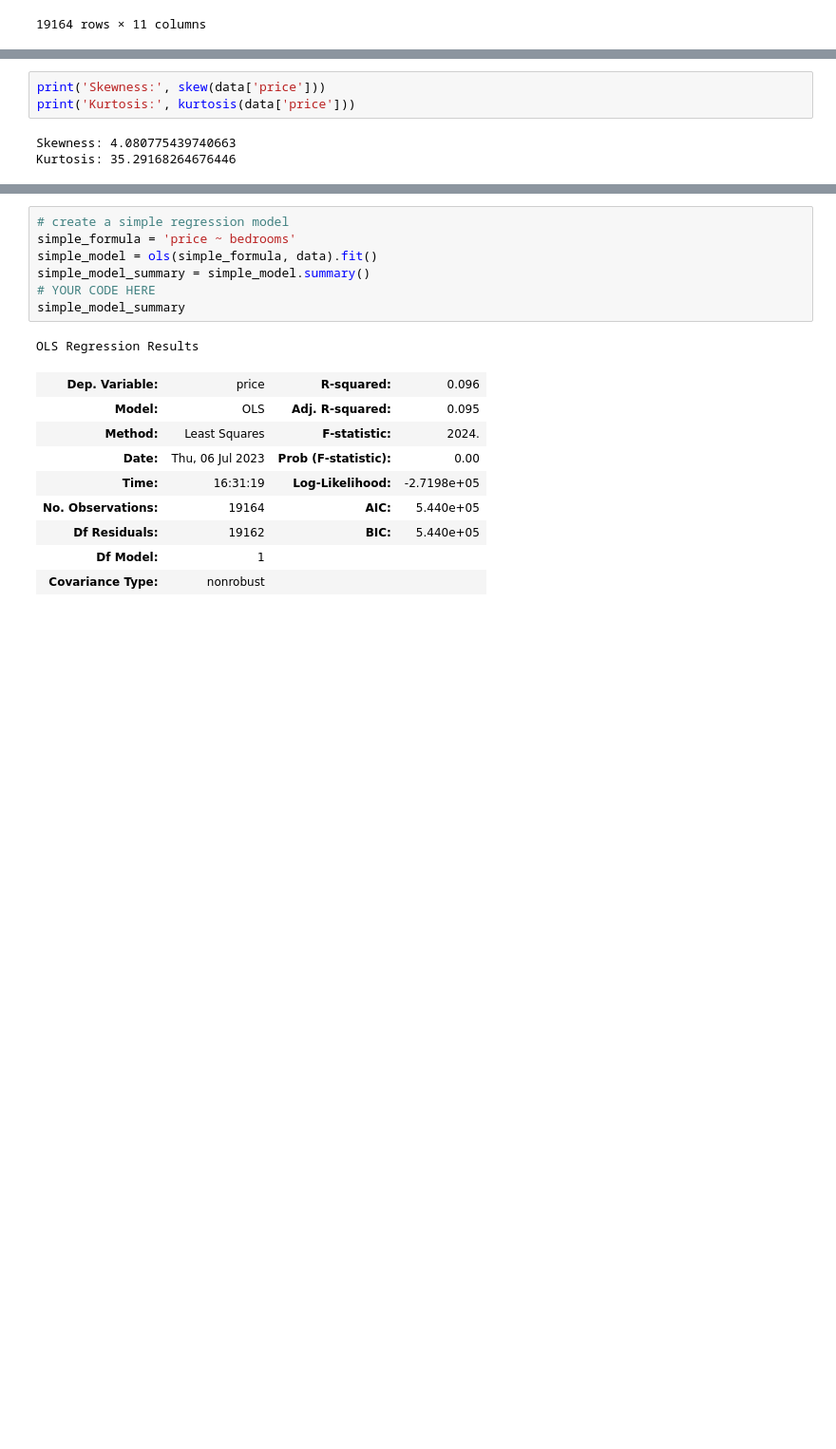
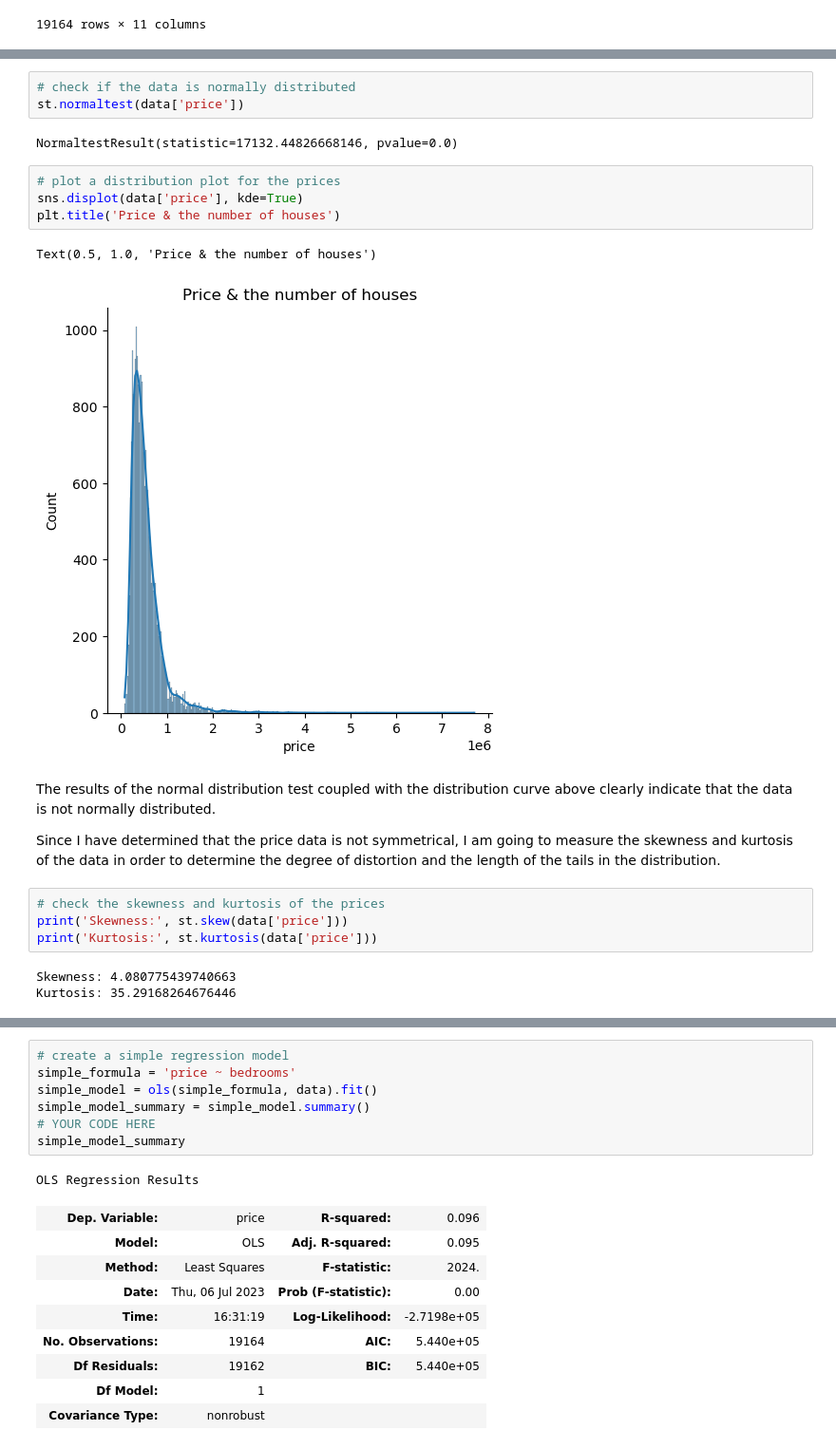
Before and after one commit to ngeny-brian/Phase-2-project, a Jupyter notebook: student.ipynb, the cells around one changed output, grey strips where cells are left out. Shown at 95% size. Cells and saved outputs as stored; diff of their text form; blank space fills up the shorter version.

```diff
--- a/student.ipynb
+++ b/student.ipynb
@@ -317,6 +314,23 @@ sns.displot(data['price'], kde=True)
+# %%
+# check if the data is normally distributed
+st.normaltest(data['price'])
+# %% [output]
+NormaltestResult(statistic=17132.44826668146, pvalue=0.0)
+# %%
+# plot a distribution plot for the prices
+sns.displot(data['price'], kde=True)
+plt.title('Price & the number of houses')
+# %% [output]
+Text(0.5, 1.0, 'Price & the number of houses')
+[figure, added]
+# %% [markdown]
+The results of the normal distribution test coupled with the distribution curve above clearly indicate that the data is not normally distributed.
+
+Since I have determined that the price data is not symmetrical, I am going to measure the skewness and kurtosis of the data in order to determine the degree of distortion and the length of the tails in the distribution.
 # %%
-print('Skewness:', skew(data['price']))
-print('Kurtosis:', kurtosis(data['price']))
+# check the skewness and kurtosis of the prices
+print('Skewness:', st.skew(data['price']))
+print('Kurtosis:', st.kurtosis(data['price']))
 # %% [output]
 Skewness: 4.080775439740663
 Kurtosis: 35.29168264676446
```
Also changed, not shown: parts of 10 cells of this notebook.
